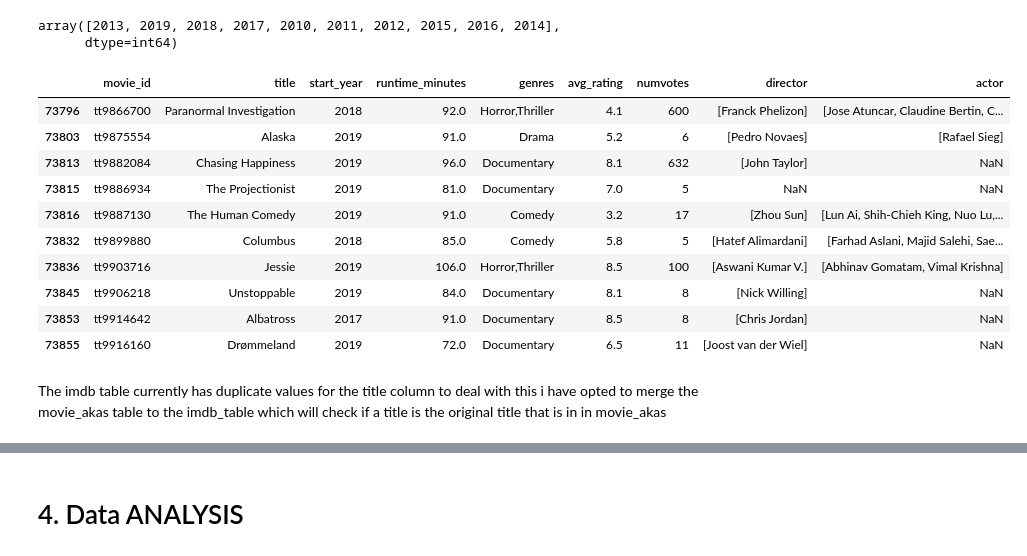
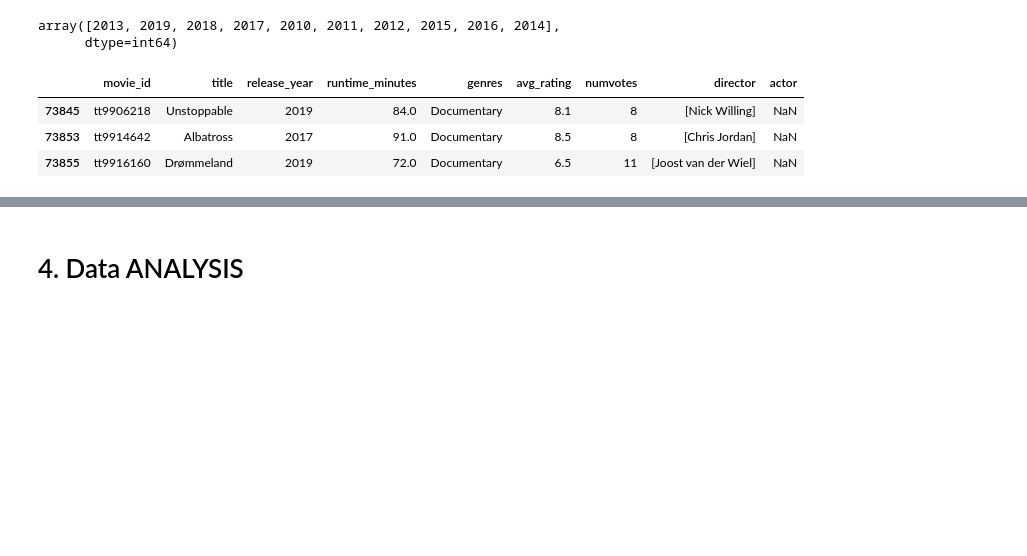
Before and after one commit to kafura0/Microsoft1_Film_Studio_Analysis, a Jupyter notebook: index.ipynb, the cells around one changed output, grey strips where cells are left out. Drawn from its saved outputs; the diff is of its cells as text; code cells hidden in the pictures; blank space fills up the shorter version.

```diff
--- a/index.ipynb
+++ b/index.ipynb
@@ -489,5 +479,5 @@ imdb_Table.head()
 | 4 | tt0100275 | The Wandering Soap Opera | 2017 | 80.0 | Comedy,Drama,Fantasy | 6.5 | 119 | [Raoul Ruiz, Valeria Sarmiento] | [Luis Alarcón, Francisco Reyes] |
 # %%
 # drop rows whose start year are future dates > 2024
-imdb_Table.drop(imdb_Table[imdb_Table.start_year > 2024].index, inplace = True)
+imdb_Table.drop(imdb_Table[imdb_Table.release_year > 2024].index, inplace = True)
 # %%
@@ -496,18 +486,9 @@ imdb_Table.start_year.unique()
 array([2013, 2019, 2018, 2017, 2010, 2011, 2012, 2015, 2016, 2014],
       dtype=int64)
 # %%
-imdb_Table[imdb_Table['title'].duplicated()].tail(10)
+imdb_Table[imdb_Table['title'].duplicated()].tail(3)
 # %% [output]
-|  | movie_id | title | start_year | runtime_minutes | genres | avg_rating | numvotes | director | actor |
-| 73796 | tt9866700 | Paranormal Investigation | 2018 | 92.0 | Horror,Thriller | 4.1 | 600 | [Franck Phelizon] | [Jose Atuncar, Claudine Bertin, C... |
-| 73803 | tt9875554 | Alaska | 2019 | 91.0 | Drama | 5.2 | 6 | [Pedro Novaes] | [Rafael Sieg] |
-| 73813 | tt9882084 | Chasing Happiness | 2019 | 96.0 | Documentary | 8.1 | 632 | [John Taylor] | NaN |
-| 73815 | tt9886934 | The Projectionist | 2019 | 81.0 | Documentary | 7.0 | 5 | NaN | NaN |
-| 73816 | tt9887130 | The Human Comedy | 2019 | 91.0 | Comedy | 3.2 | 17 | [Zhou Sun] | [Lun Ai, Shih-Chieh King, Nuo Lu,... |
-| 73832 | tt9899880 | Columbus | 2018 | 85.0 | Comedy | 5.8 | 5 | [Hatef Alimardani] | [Farhad Aslani, Majid Salehi, Sae... |
-| 73836 | tt9903716 | Jessie | 2019 | 106.0 | Horror,Thriller | 8.5 | 100 | [Aswani Kumar V.] | [Abhinav Gomatam, Vimal Krishna] |
+|  | movie_id | title | release_year | runtime_minutes | genres | avg_rating | numvotes | director | actor |
 | 73845 | tt9906218 | Unstoppable | 2019 | 84.0 | Documentary | 8.1 | 8 | [Nick Willing] | NaN |
 | 73853 | tt9914642 | Albatross | 2017 | 91.0 | Documentary | 8.5 | 8 | [Chris Jordan] | NaN |
 | 73855 | tt9916160 | Drømmeland | 2019 | 72.0 | Documentary | 6.5 | 11 | [Joost van der Wiel] | NaN |
-# %% [markdown]
-The imdb table currently has duplicate values for the title column to deal with this i have opted to merge the movie_akas table to the imdb_table which will check if a title is the original title that is in in movie_akas
```
Also changed, not shown: parts of 33 cells of this notebook.
